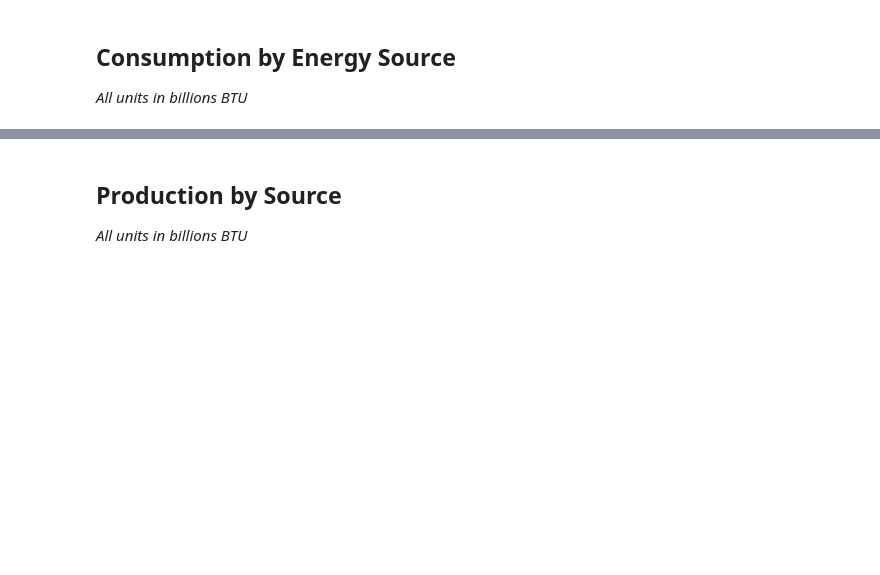
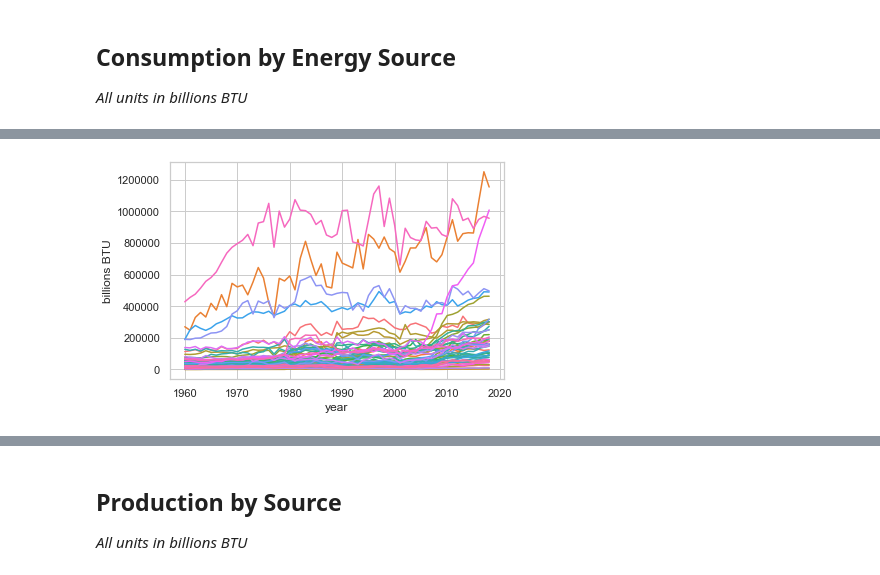
Before and after one commit to nikomc/US_energy_potential, a Jupyter notebook: code/analysis/eia_datasets.ipynb, the cells around one changed output, grey strips where cells are left out. Drawn from its saved outputs; the diff is of its cells as text; code cells hidden in the pictures; blank space fills up the shorter version.

```diff
--- a/code/analysis/eia_datasets.ipynb
+++ b/code/analysis/eia_datasets.ipynb
@@ -64,0 +176,3 @@ Unfortunately, none of these datasets are tidy. I will need to write a few lines
+# %%
+renewable_use_tidy2 = renewable_use_tidy[renewable_use_tidy['State'] != 'US']
+renewable_use_tidy2.tail()
@@ -64,0 +186,6 @@ Unfortunately, none of these datasets are tidy. I will need to write a few lines
+# %%
+g = sns.lineplot(x="year", y="billions BTU",
+             hue="State",
+             data=renewable_use_tidy2, legend=False)
+# %% [output]
+[figure, added]
```
Also changed, not shown: parts of 27 cells of this notebook, 1 other file.
